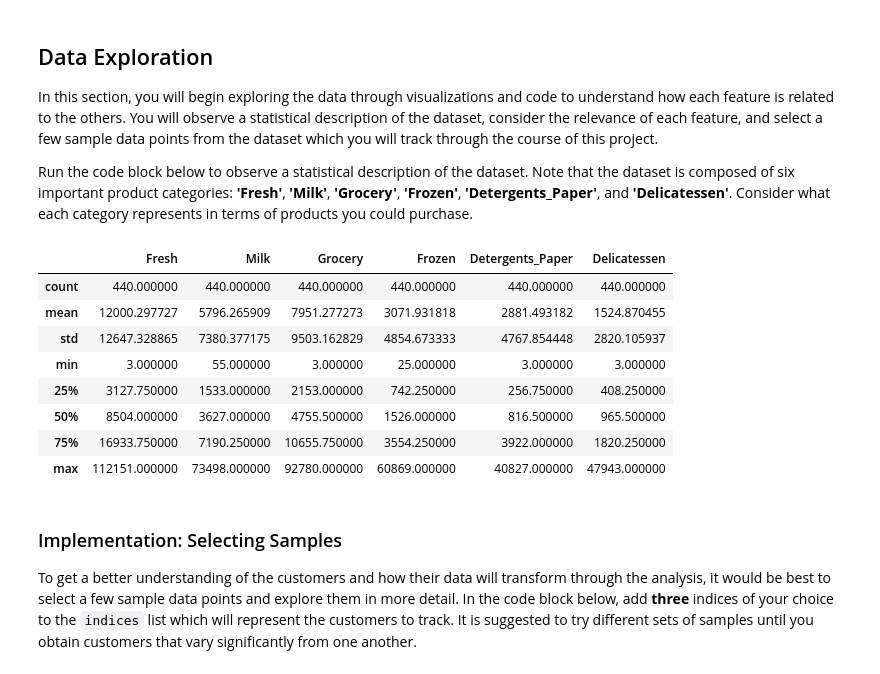
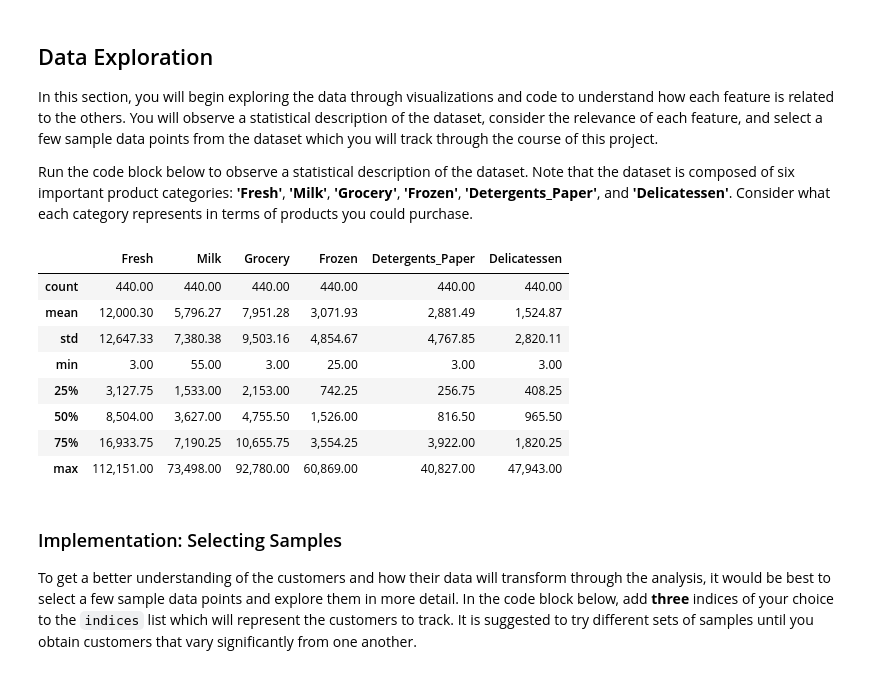
Before and after one commit to FrankRuns/machine-learning, a Jupyter notebook: projects/creating_customer_segments/customer_segments.ipynb, the cells around one changed output. Drawn from its saved outputs; the diff is of its cells as text; code cells hidden in the pictures.

```diff
--- a/projects/creating_customer_segments/customer_segments.ipynb
+++ b/projects/creating_customer_segments/customer_segments.ipynb
@@ -48,17 +48,18 @@ In this section, you will begin exploring the data through visualizations and co
 Run the code block below to observe a statistical description of the dataset. Note that the dataset is composed of six important product categories: **'Fresh'**, **'Milk'**, **'Grocery'**, **'Frozen'**, **'Detergents_Paper'**, and **'Delicatessen'**. Consider what each category represents in terms of products you could purchase.
 # %%
 # Display a description of the dataset
+pd.options.display.float_format = '{:,.2f}'.format
 display(data.describe())
 # %% [output]
 |  | Fresh | Milk | Grocery | Frozen | Detergents_Paper | Delicatessen |
-| count | 440.000000 | 440.000000 | 440.000000 | 440.000000 | 440.000000 | 440.000000 |
-| mean | 12000.297727 | 5796.265909 | 7951.277273 | 3071.931818 | 2881.493182 | 1524.870455 |
-| std | 12647.328865 | 7380.377175 | 9503.162829 | 4854.673333 | 4767.854448 | 2820.105937 |
-| min | 3.000000 | 55.000000 | 3.000000 | 25.000000 | 3.000000 | 3.000000 |
-| 25% | 3127.750000 | 1533.000000 | 2153.000000 | 742.250000 | 256.750000 | 408.250000 |
-| 50% | 8504.000000 | 3627.000000 | 4755.500000 | 1526.000000 | 816.500000 | 965.500000 |
-| 75% | 16933.750000 | 7190.250000 | 10655.750000 | 3554.250000 | 3922.000000 | 1820.250000 |
-| max | 112151.000000 | 73498.000000 | 92780.000000 | 60869.000000 | 40827.000000 | 47943.000000 |
+| count | 440.00 | 440.00 | 440.00 | 440.00 | 440.00 | 440.00 |
+| mean | 12,000.30 | 5,796.27 | 7,951.28 | 3,071.93 | 2,881.49 | 1,524.87 |
+| std | 12,647.33 | 7,380.38 | 9,503.16 | 4,854.67 | 4,767.85 | 2,820.11 |
+| min | 3.00 | 55.00 | 3.00 | 25.00 | 3.00 | 3.00 |
+| 25% | 3,127.75 | 1,533.00 | 2,153.00 | 742.25 | 256.75 | 408.25 |
+| 50% | 8,504.00 | 3,627.00 | 4,755.50 | 1,526.00 | 816.50 | 965.50 |
+| 75% | 16,933.75 | 7,190.25 | 10,655.75 | 3,554.25 | 3,922.00 | 1,820.25 |
+| max | 112,151.00 | 73,498.00 | 92,780.00 | 60,869.00 | 40,827.00 | 47,943.00 |
 # %% [markdown]
 ### Implementation: Selecting Samples
 To get a better understanding of the customers and how their data will transform through the analysis, it would be best to select a few sample data points and explore them in more detail. In the code block below, add **three** indices of your choice to the `indices` list which will represent the customers to track. It is suggested to try different sets of samples until you obtain customers that vary significantly from one another.
```
Also changed, not shown: parts of 29 cells of this notebook, 1 other file.
